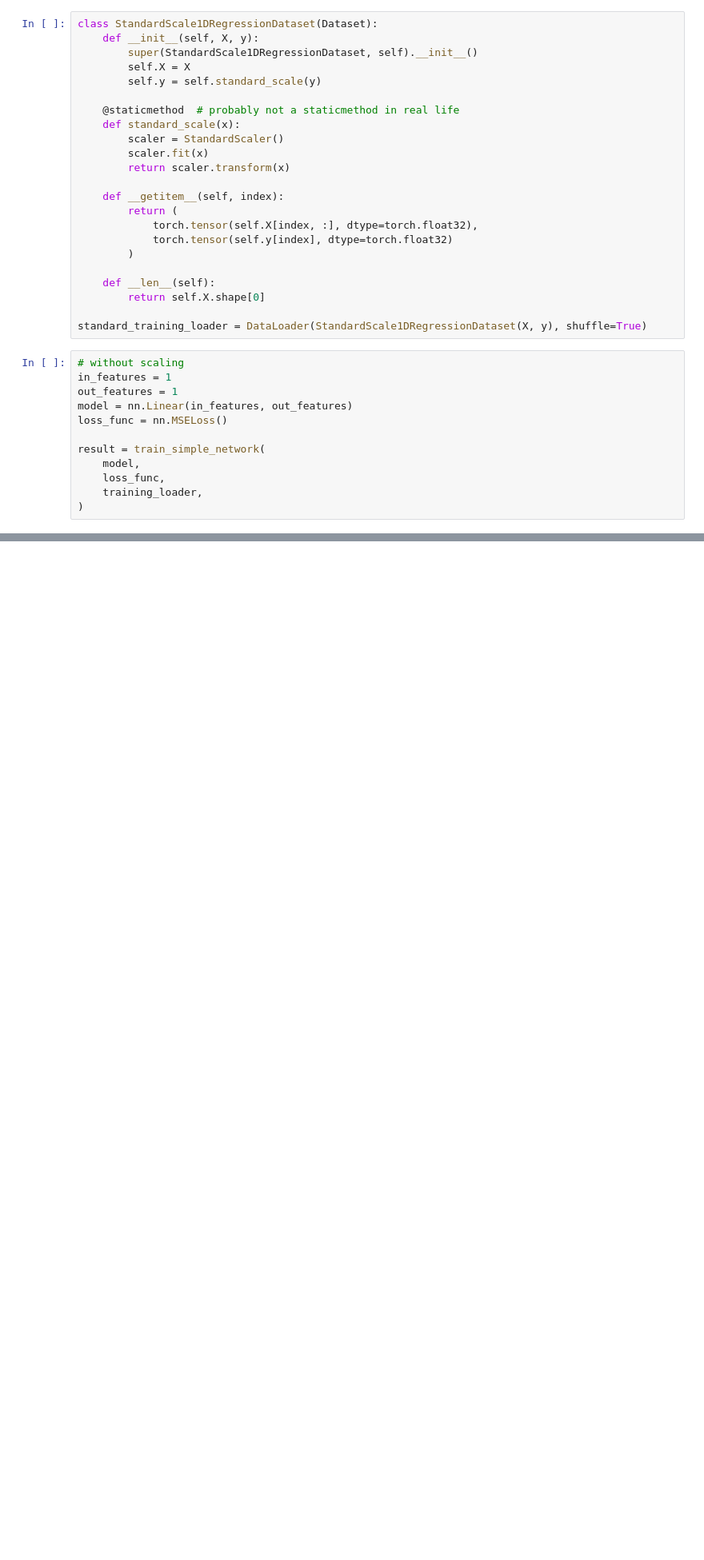
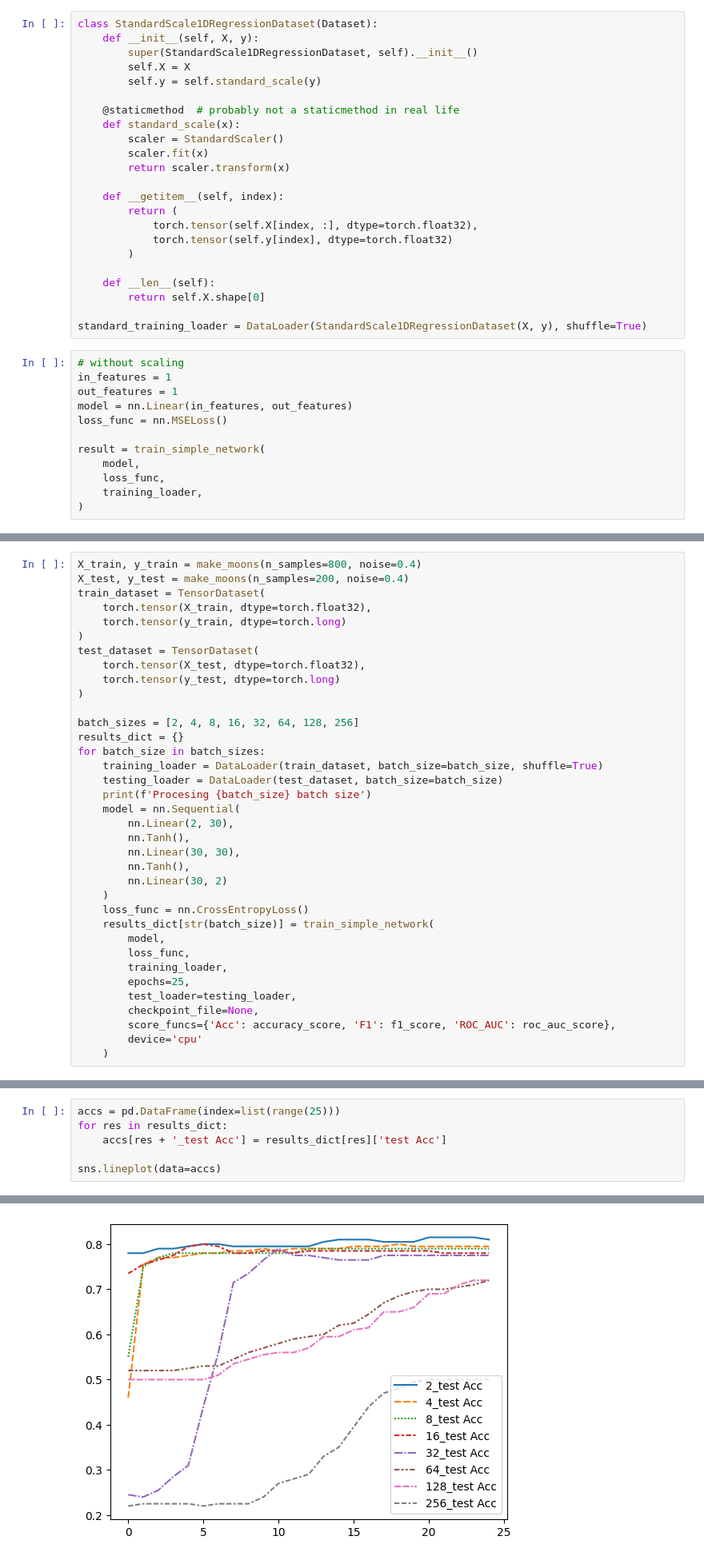
Before and after one commit to fabiogomez11c/hundred_concepts, a Jupyter notebook: feed_forward_networks/idl_ch2_excersices.ipynb, the cells around one changed output, grey strips where cells are left out. Shown at 80% size. Saved outputs shown, nothing was run; the diff lists cells and outputs as text; blank space fills up the shorter version.

```diff
--- a/feed_forward_networks/idl_ch2_excersices.ipynb
+++ b/feed_forward_networks/idl_ch2_excersices.ipynb
@@ -201,0 +557,36 @@ result = train_simple_network(
+# %%
+X_train, y_train = make_moons(n_samples=800, noise=0.4)
+X_test, y_test = make_moons(n_samples=200, noise=0.4)
+train_dataset = TensorDataset(
+    torch.tensor(X_train, dtype=torch.float32),
+    torch.tensor(y_train, dtype=torch.long)
+)
+test_dataset = TensorDataset(
+    torch.tensor(X_test, dtype=torch.float32),
+    torch.tensor(y_test, dtype=torch.long)
+)
+
+batch_sizes = [2, 4, 8, 16, 32, 64, 128, 256]
+results_dict = {}
+for batch_size in batch_sizes:
+    training_loader = DataLoader(train_dataset, batch_size=batch_size, shuffle=True)
+    testing_loader = DataLoader(test_dataset, batch_size=batch_size)
+    print(f'Procesing {batch_size} batch size')
+    model = nn.Sequential(
+        nn.Linear(2, 30),
+        nn.Tanh(),
+        nn.Linear(30, 30),
+        nn.Tanh(),
+        nn.Linear(30, 2)
+    )
+    loss_func = nn.CrossEntropyLoss()
+    results_dict[str(batch_size)] = train_simple_network(
+        model,
+        loss_func,
+        training_loader,
+        epochs=25,
+        test_loader=testing_loader,
+        checkpoint_file=None,
+        score_funcs={'Acc': accuracy_score, 'F1': f1_score, 'ROC_AUC': roc_auc_score},
+        device='cpu'
+    )
@@ -201,0 +602,7 @@ result = train_simple_network(
+# %%
+accs = pd.DataFrame(index=list(range(25)))
+for res in results_dict:
+    accs[res + '_test Acc'] = results_dict[res]['test Acc']
+
+sns.lineplot(data=accs)
+# %% [output]
@@ -201,0 +610 @@ result = train_simple_network(
+[figure, added]
```
Also changed, not shown: parts of 30 cells of this notebook, 2 other files.
